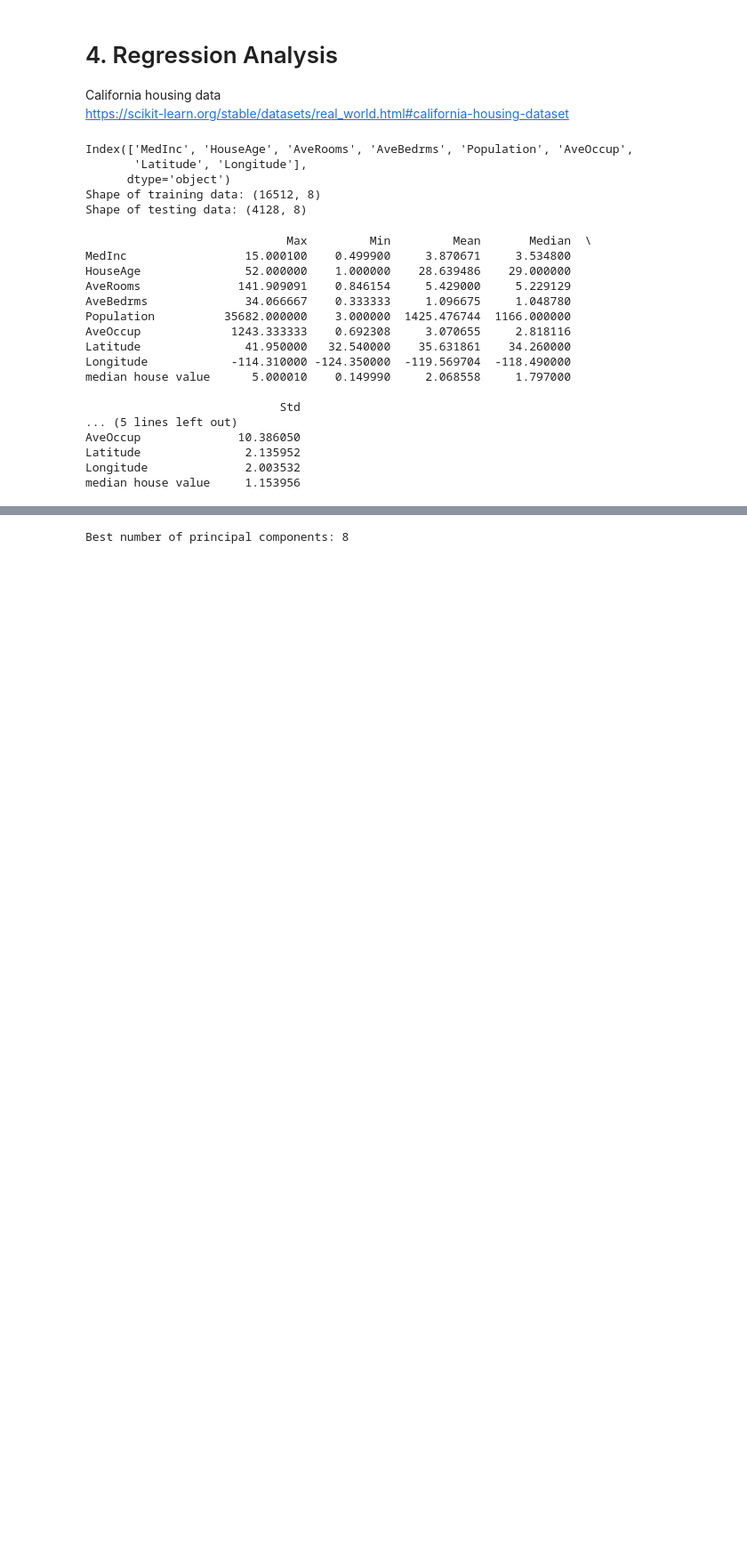
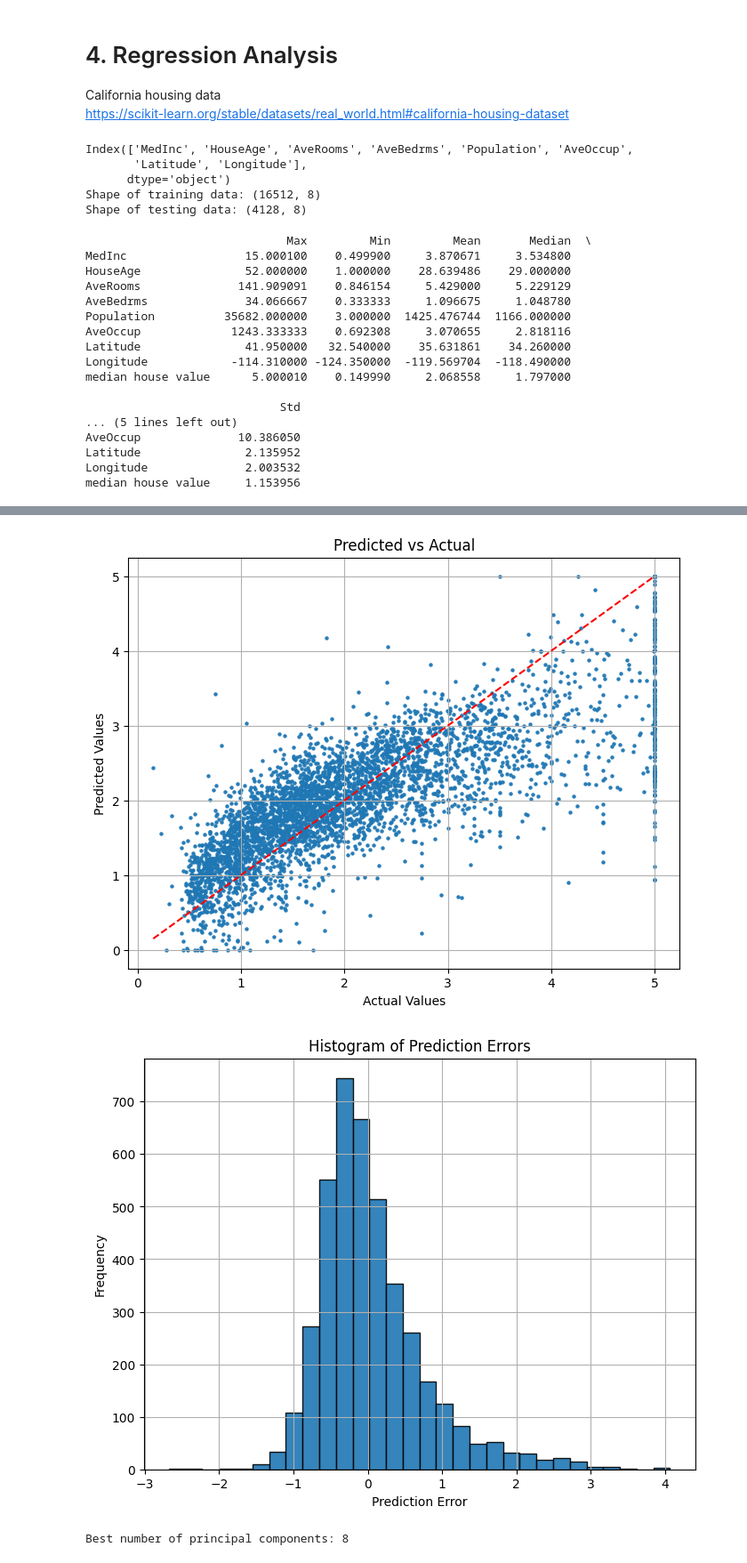
Before and after one commit to yutinghuang0413/MDSProject1, a Jupyter notebook: project1.ipynb, the cells around one changed output, grey strips where cells are left out. Shown at 89% size. Cells and saved outputs as stored; diff of their text form; code cells hidden in the pictures; blank space fills up the shorter version.

```diff
--- a/project1.ipynb
+++ b/project1.ipynb
@@ -193,3 +193,76 @@ MAE: 0.5351
 RMSE: 0.7273
 [figure]
 [figure]
+# %%
+from sklearn.base import BaseEstimator, RegressorMixin
+
+class ClippedRegressor(BaseEstimator, RegressorMixin):
+    def __init__(self, base_estimator, min_value=None, max_value=None):
+        self.base_estimator = base_estimator
+        self.min_value = min_value
+        self.max_value = max_value
+
+    def fit(self, X, y):
+        self.base_estimator.fit(X, y)
+        return self
+
+    def predict(self, X):
+        y_pred = self.base_estimator.predict(X)
+        return np.clip(y_pred, self.min_value, self.max_value)
+# %%
+# Linear Regression (clipped+train on noncutoff)
+
+mask = y_train != 5.000010
+X_train_filtered = X_train[mask]
+y_train_filtered = y_train[mask]
+
+
+model_lin = ClippedRegressor(LinearRegression(), min_value=0, max_value=5.00001)
+model_lin.fit(X_train_filtered, y_train_filtered)
+
+np.set_printoptions(precision=8, suppress=True)
+print("Coefficients:", model_lin.base_estimator.coef_)
+print("Standardized Coefficient", model_lin.base_estimator.coef_*X_train_filtered.std()/y_train_filtered.std())
+
+y_pred_filtered_lin = model_lin.predict(X_test)
+y_train_filtered_lin = model_lin.predict(X_train)
+
+r2_lin_in = r2_score(y_train, y_train_filtered_lin)
+mae_lin_in = mean_absolute_error(y_train, y_train_filtered_lin)
+rmse_lin_in = np.sqrt(mean_squared_error(y_train, y_train_filtered_lin))
+
+print("Training errors:")
+print(f"R^2: {r2_lin_in:.4f}")
+print(f"MAE: {mae_lin_in:.4f}")
+print(f"RMSE: {rmse_lin_in:.4f}")
+
+
+r2_lin_out = r2_score(y_test, y_pred_filtered_lin)
+mae_lin_out = mean_absolute_error(y_test, y_pred_filtered_lin)
+rmse_lin_out = np.sqrt(mean_squared_error(y_test, y_pred_filtered_lin))
+
+print("Testing errors:")
+print(f"R^2: {r2_lin_out:.4f}")
+print(f"MAE: {mae_lin_out:.4f}")
+print(f"RMSE: {rmse_lin_out:.4f}")
+
+errors = y_test - y_pred_filtered_lin
+
+plt.figure(figsize=(8,6))
+plt.scatter(y_test, y_pred_filtered_lin, alpha=0.9, s=5)
+plt.plot([y_test.min(), y_test.max()],
+         [y_test.min(), y_test.max()], 'r--')
+plt.xlabel("Actual Values")
+plt.ylabel("Predicted Values")
+plt.title("Predicted vs Actual")
+plt.grid(True)
+plt.show()
+
+plt.figure(figsize=(8,6))
+plt.hist(errors, bins=30, edgecolor='k', alpha=0.9)
+plt.xlabel("Prediction Error")
+plt.ylabel("Frequency")
+plt.title("Histogram of Prediction Errors")
+plt.grid(True)
+plt.show()
+# %% [output]
@@ -196,3 +288,5 @@ RMSE: 0.7273
+[figure, added]
+[figure, added]
 # %%
 # Linear Regression + PCA
 from sklearn.preprocessing import StandardScaler
```
Also changed, not shown: parts of 8 cells of this notebook.
